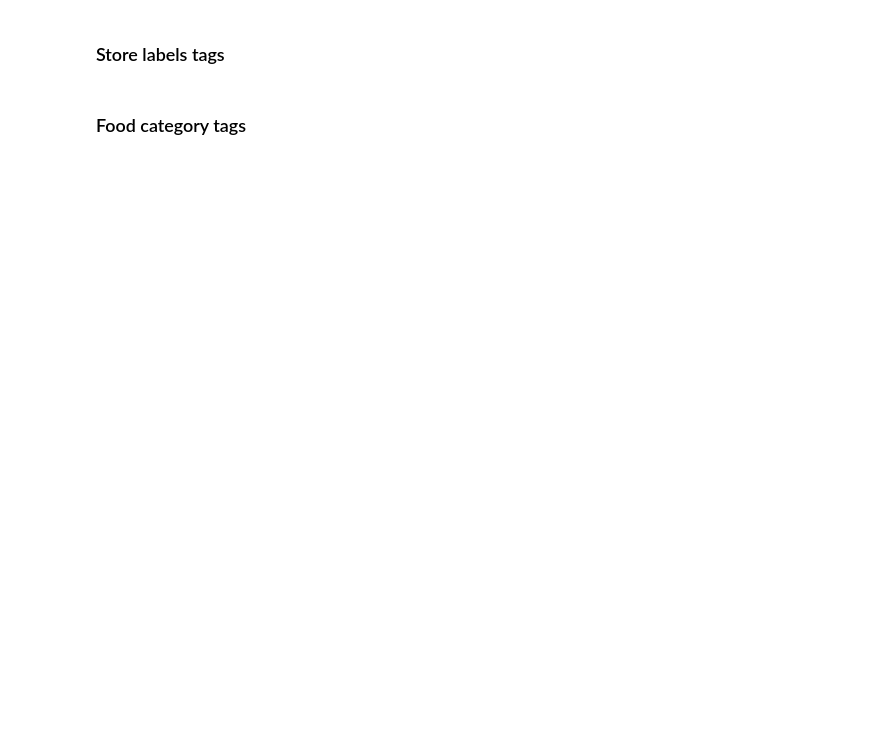
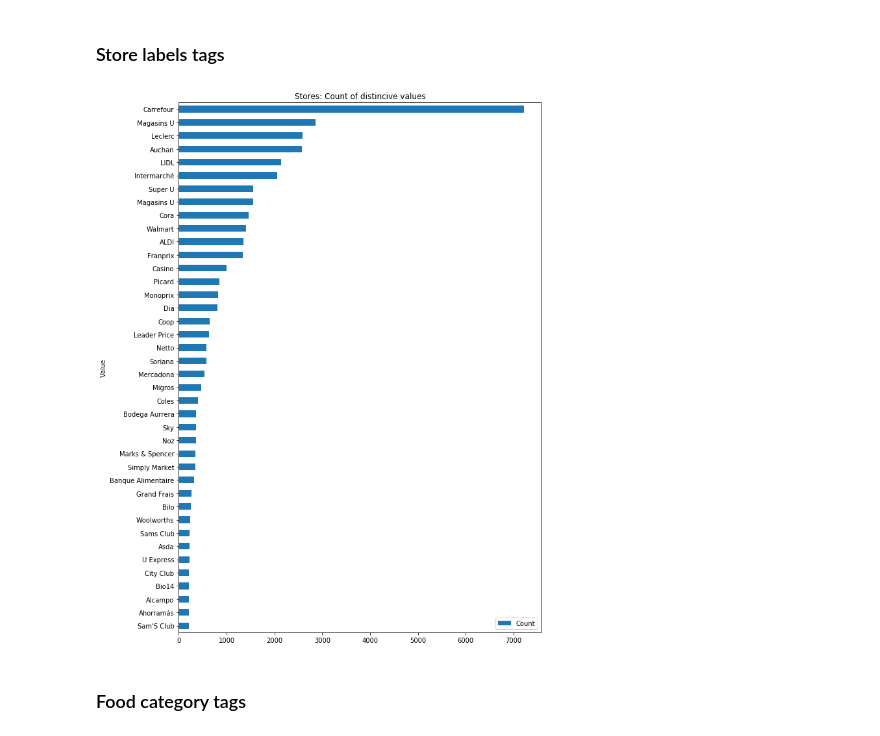
Before and after one commit to RedHotDataProject/Project_ADA, a Jupyter notebook: Open Food Facts - Cleanse data.ipynb, the cells around one changed output. Drawn from its saved outputs; the diff is of its cells as text; code cells hidden in the pictures; blank space fills up the shorter version.

```diff
--- a/Open Food Facts - Cleanse data.ipynb
+++ b/Open Food Facts - Cleanse data.ipynb
@@ -181,10 +223,13 @@ if PLOT:
 # Unitize store labels
 with open('./data/cleanse/stores_lookup.json', 'r') as json_data:
     stores_lookup = cleanse.to_lookup(json.load(json_data))
-food_facts_pd.stores = food_facts_pd.stores.fillna("").apply(lambda x: ",".join([stores_lookup[z] for z in x.split(',')]))
+food_facts_pd.stores = food_facts_pd.stores.fillna("")\
+    .apply(lambda x: [stores_lookup[z] for z in x.split(',')])
 # %%
 if PLOT:
-    _,_ = visualize.plot_occurences_of_distinct_values_from_strings(food_facts_pd, 'stores')
+    _,_ = visualize.plot_occurences_of_distinct_values(food_facts_pd, 'stores')
+# %% [output]
+[figure, added]
 # %% [markdown]
 ### Food category tags
 # %%
```
Also changed, not shown: parts of 22 cells of this notebook, 2 other files.
